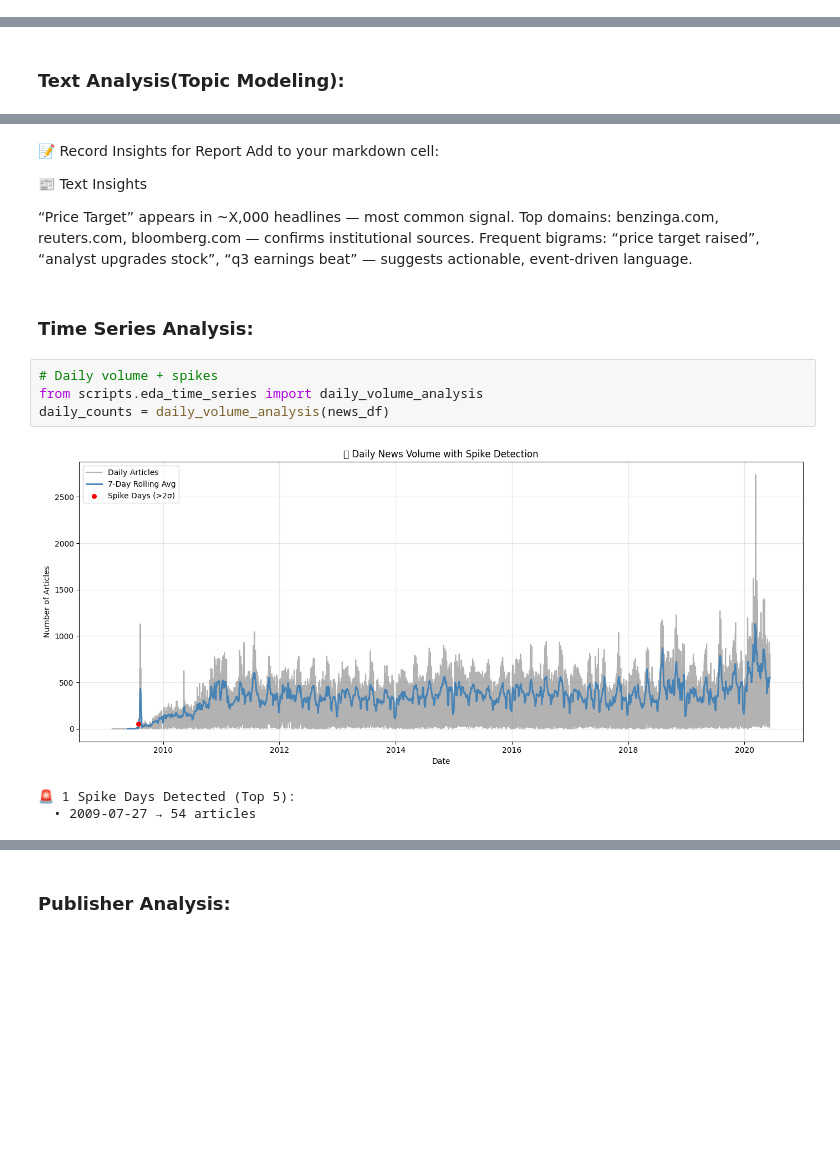
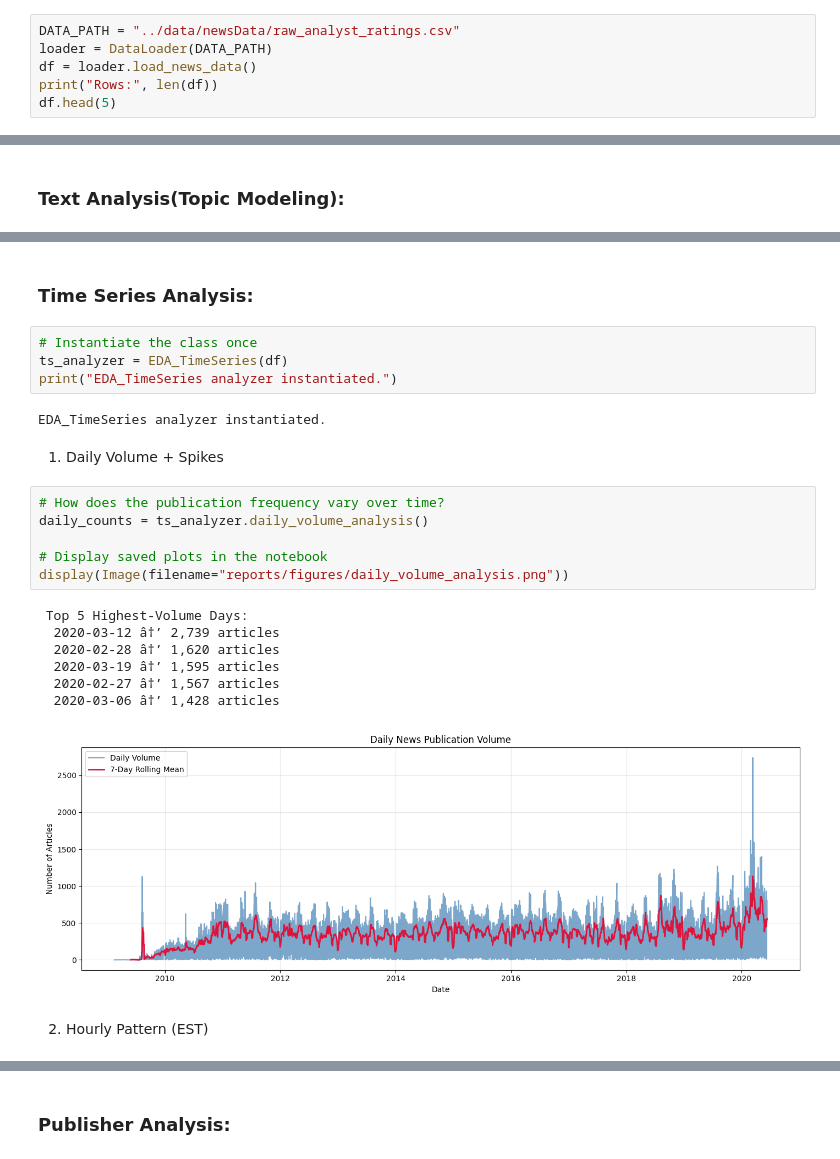
Before and after one commit to muhajirhualis/KAIM_Week1, a Jupyter notebook: notebooks/eda_notebook.ipynb, the cells around one changed output, grey strips where cells are left out. Cells and saved outputs as stored; diff of their text form; blank space fills up the shorter version.

```diff
--- a/notebooks/eda_notebook.ipynb
+++ b/notebooks/eda_notebook.ipynb
@@ -34,0 +27,6 @@ news_df.head()
+# %%
+DATA_PATH = "../data/newsData/raw_analyst_ratings.csv"
+loader = DataLoader(DATA_PATH)
+df = loader.load_news_data()
+print("Rows:", len(df))
+df.head(5)
@@ -129,20 +154,27 @@ Image(filename="reports/figures/wordcloud.png", width=800)
-# %% [markdown]
-📝 Record Insights for Report
-Add to your markdown cell:
-
-📰 Text Insights
-
-“Price Target” appears in ~X,000 headlines — most common signal.
-Top domains: benzinga.com, reuters.com, bloomberg.com — confirms institutional sources.
-Frequent bigrams: “price target raised”, “analyst upgrades stock”, “q3 earnings beat” — suggests actionable, event-driven language.
 # %% [markdown]
 ### Time Series Analysis:
+# %%
+# Instantiate the class once
+ts_analyzer = EDA_TimeSeries(df)
+print("EDA_TimeSeries analyzer instantiated.")
+# %% [output]
+EDA_TimeSeries analyzer instantiated.
+# %% [markdown]
+ 1. Daily Volume + Spikes
 # %%
-# Daily volume + spikes
-from scripts.eda_time_series import daily_volume_analysis
-daily_counts = daily_volume_analysis(news_df)
+# How does the publication frequency vary over time?
+daily_counts = ts_analyzer.daily_volume_analysis()
+
+# Display saved plots in the notebook
+display(Image(filename="reports/figures/daily_volume_analysis.png"))
 # %% [output]
+ Top 5 Highest-Volume Days:
+  2020-03-12 â†’ 2,739 articles
+  2020-02-28 â†’ 1,620 articles
+  2020-03-19 â†’ 1,595 articles
+  2020-02-27 â†’ 1,567 articles
+  2020-03-06 â†’ 1,428 articles
-[figure, old version]
+[figure, new version]
-🚨 1 Spike Days Detected (Top 5):
-  • 2009-07-27 → 54 articles
+# %% [markdown]
+2. Hourly Pattern (EST)
 # %%
```
Also changed, not shown: parts of 29 cells of this notebook, 23 other files.
